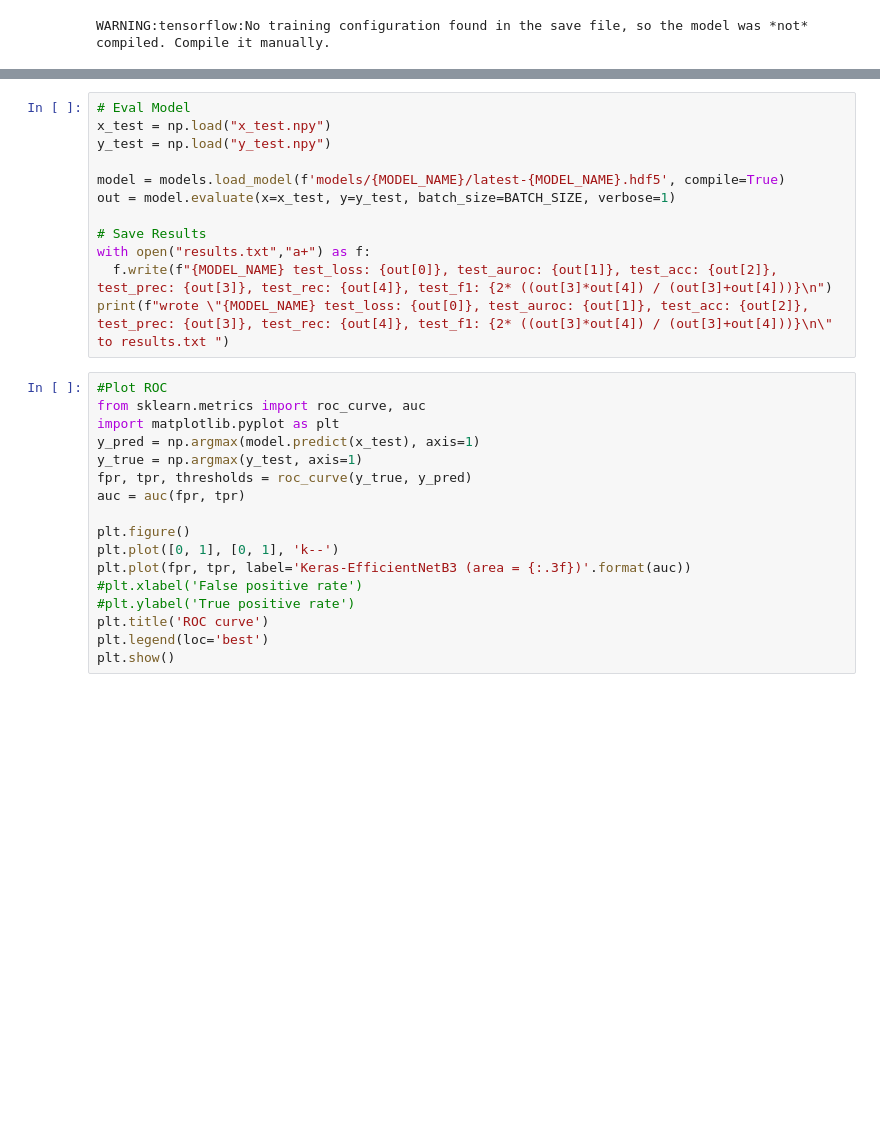
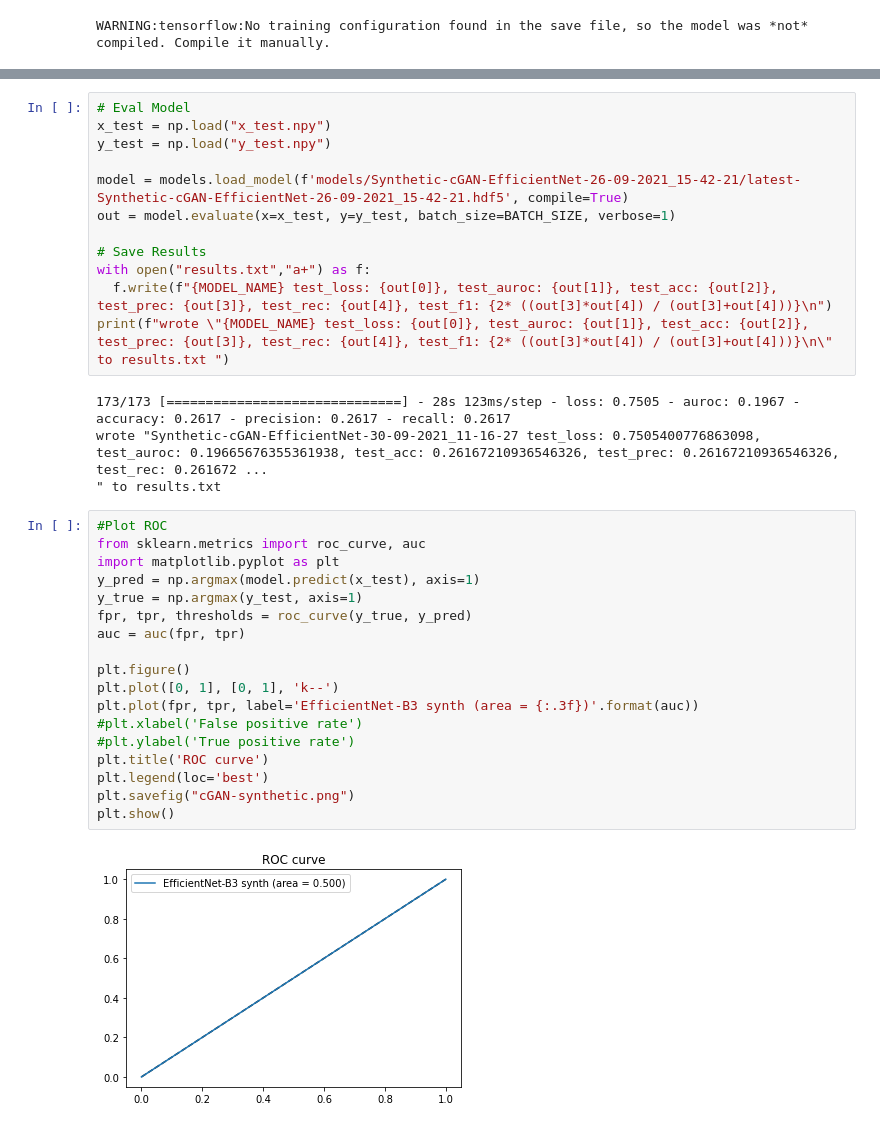
Before and after one commit to marvinschmitt/AML2021, a Jupyter notebook: cGAN-synthetic-classifier.ipynb, the cells around one changed output, grey strips where cells are left out. Saved outputs shown, nothing was run; the diff lists cells and outputs as text; blank space fills up the shorter version.

```diff
--- a/cGAN-synthetic-classifier.ipynb
+++ b/cGAN-synthetic-classifier.ipynb
@@ -137,27 +115,34 @@ Hint: If you want to see a list of allocated tensors when OOM happens, add repor
 x_test = np.load("x_test.npy")
 y_test = np.load("y_test.npy")
 
-model = models.load_model(f'models/{MODEL_NAME}/latest-{MODEL_NAME}.hdf5', compile=True)
+model = models.load_model(f'models/Synthetic-cGAN-EfficientNet-26-09-2021_15-42-21/latest-Synthetic-cGAN-EfficientNet-26-09-2021_15-42-21.hdf5', compile=True)
 out = model.evaluate(x=x_test, y=y_test, batch_size=BATCH_SIZE, verbose=1)
 
 # Save Results
 with open("results.txt","a+") as f:
   f.write(f"{MODEL_NAME} test_loss: {out[0]}, test_auroc: {out[1]}, test_acc: {out[2]}, test_prec: {out[3]}, test_rec: {out[4]}, test_f1: {2* ((out[3]*out[4]) / (out[3]+out[4]))}\n")
 print(f"wrote \"{MODEL_NAME} test_loss: {out[0]}, test_auroc: {out[1]}, test_acc: {out[2]}, test_prec: {out[3]}, test_rec: {out[4]}, test_f1: {2* ((out[3]*out[4]) / (out[3]+out[4]))}\n\" to results.txt ")
+# %% [output]
+173/173 [==============================] - 28s 123ms/step - loss: 0.7505 - auroc: 0.1967 - accuracy: 0.2617 - precision: 0.2617 - recall: 0.2617
+wrote "Synthetic-cGAN-EfficientNet-30-09-2021_11-16-27 test_loss: 0.7505400776863098, test_auroc: 0.19665676355361938, test_acc: 0.26167210936546326, test_prec: 0.26167210936546326, test_rec: 0.261672 ...
+" to results.txt
 # %%
 #Plot ROC
 from sklearn.metrics import roc_curve, auc
 import matplotlib.pyplot as plt
 y_pred = np.argmax(model.predict(x_test), axis=1)
 y_true = np.argmax(y_test, axis=1)
 fpr, tpr, thresholds = roc_curve(y_true, y_pred)
 auc = auc(fpr, tpr)
 
 plt.figure()
 plt.plot([0, 1], [0, 1], 'k--')
-plt.plot(fpr, tpr, label='Keras-EfficientNetB3 (area = {:.3f})'.format(auc))
+plt.plot(fpr, tpr, label='EfficientNet-B3 synth (area = {:.3f})'.format(auc))
 #plt.xlabel('False positive rate')
 #plt.ylabel('True positive rate')
 plt.title('ROC curve')
 plt.legend(loc='best')
+plt.savefig("cGAN-synthetic.png")
 plt.show()
+# %% [output]
+[figure, added]
```
Also changed, not shown: parts of 2 cells of this notebook, 4 other files.
